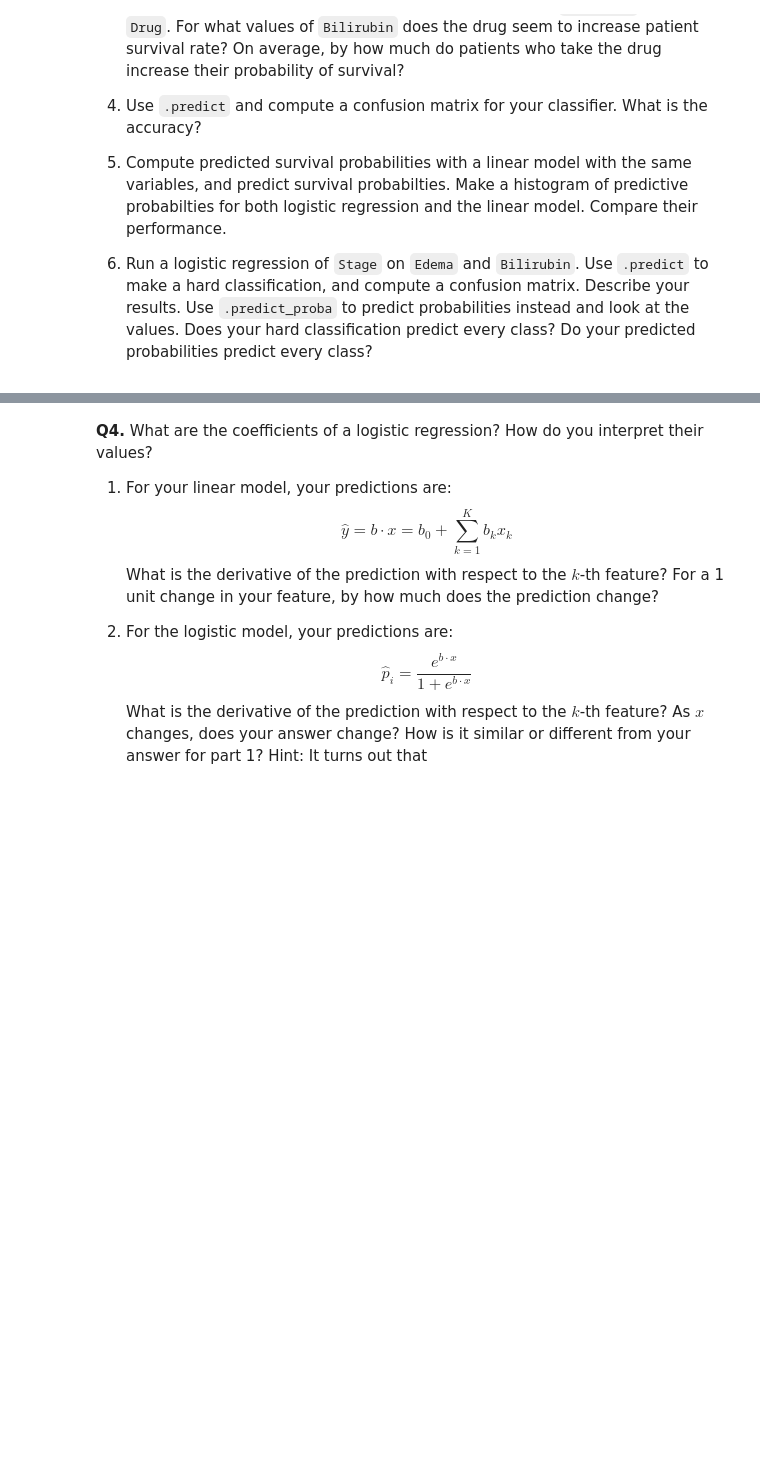
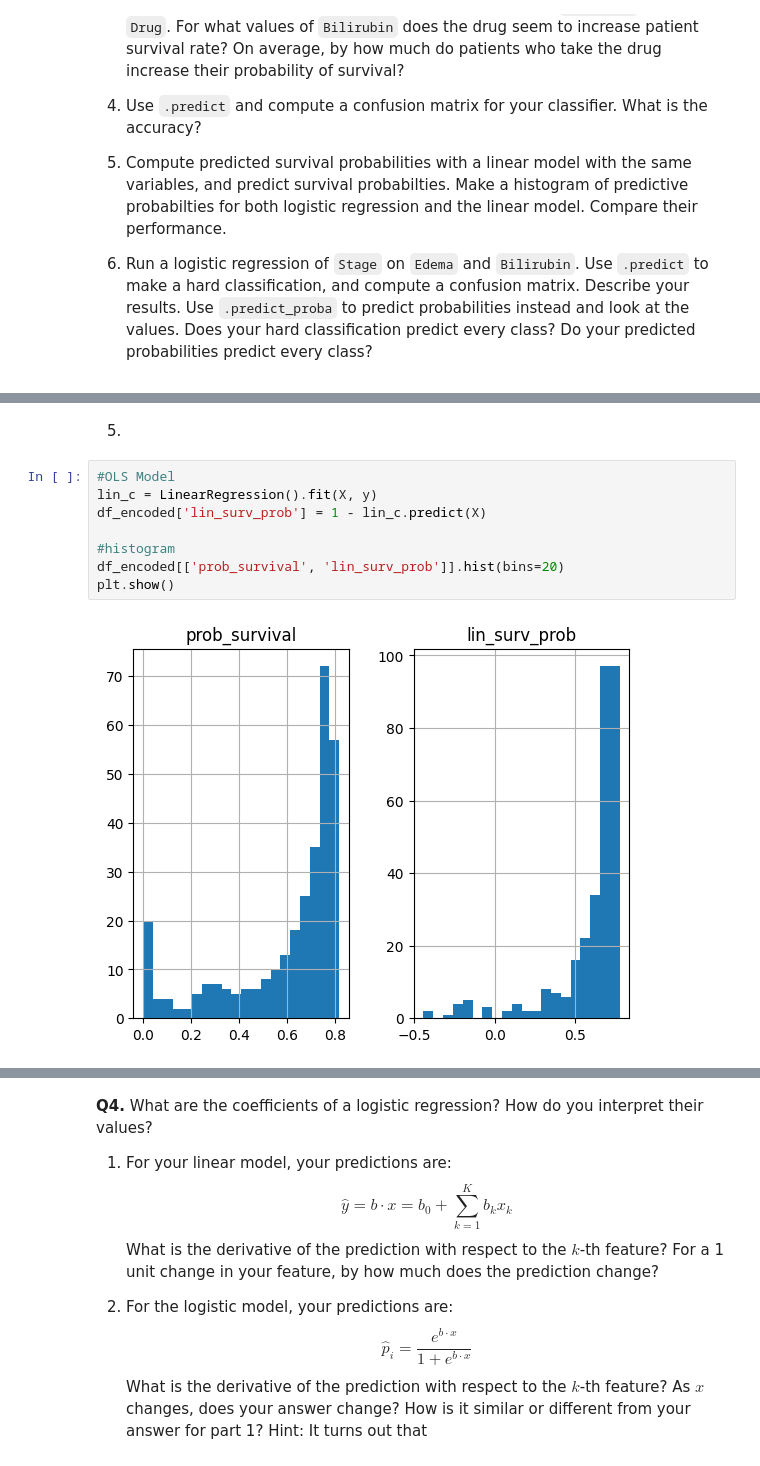
Before and after one commit to skang0812/undergrad_ml_assignments, a Jupyter notebook: 05_assignment_glm.ipynb, the cells around one changed output, grey strips where cells are left out. Drawn from its saved outputs; the diff is of its cells as text; blank space fills up the shorter version.

```diff
--- a/05_assignment_glm.ipynb
+++ b/05_assignment_glm.ipynb
@@ -63,0 +281,12 @@ The relevant data are:
+# %% [markdown]
+5.
+# %%
+#OLS Model
+lin_c = LinearRegression().fit(X, y)
+df_encoded['lin_surv_prob'] = 1 - lin_c.predict(X)
+
+#histogram
+df_encoded[['prob_survival', 'lin_surv_prob']].hist(bins=20)
+plt.show()
+# %% [output]
+[figure, added]
```
Also changed, not shown: parts of 26 cells of this notebook.
